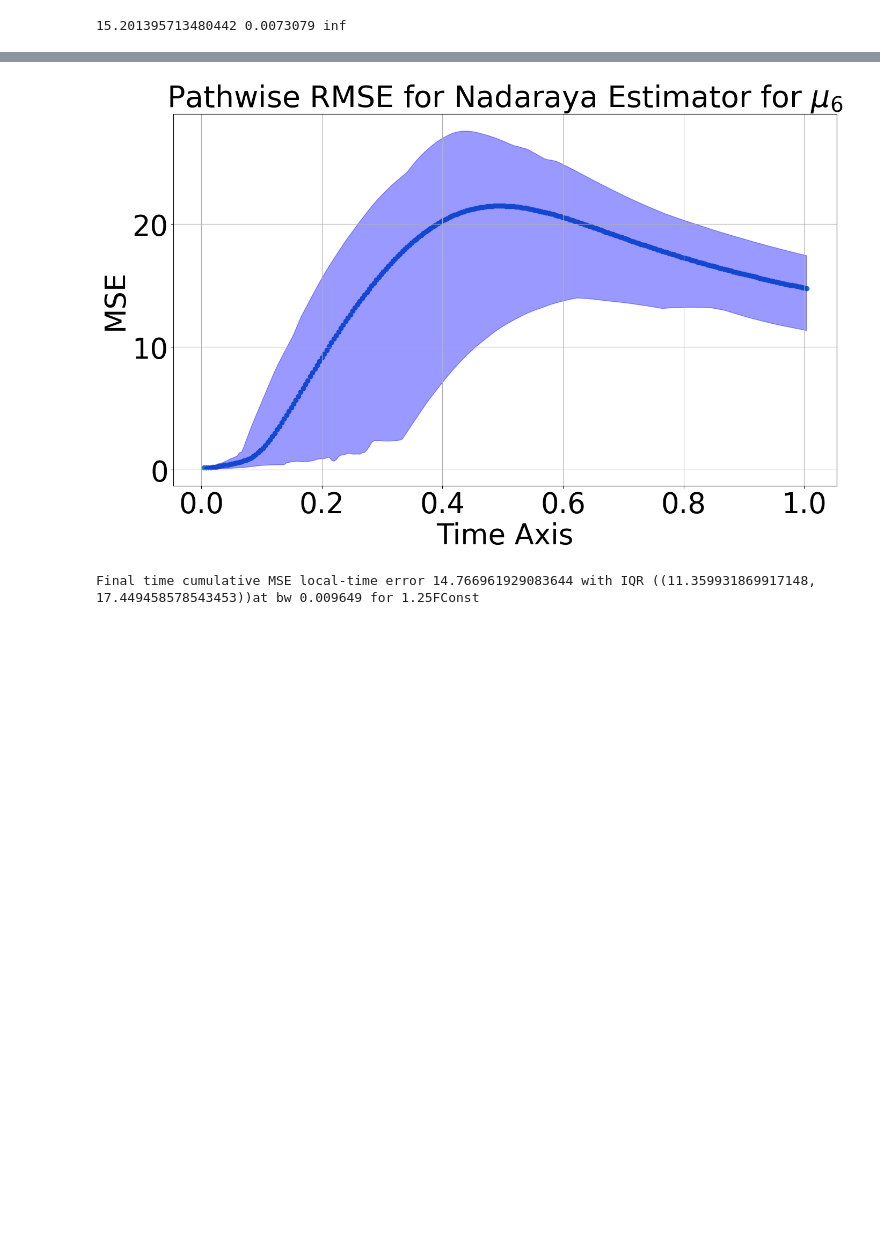
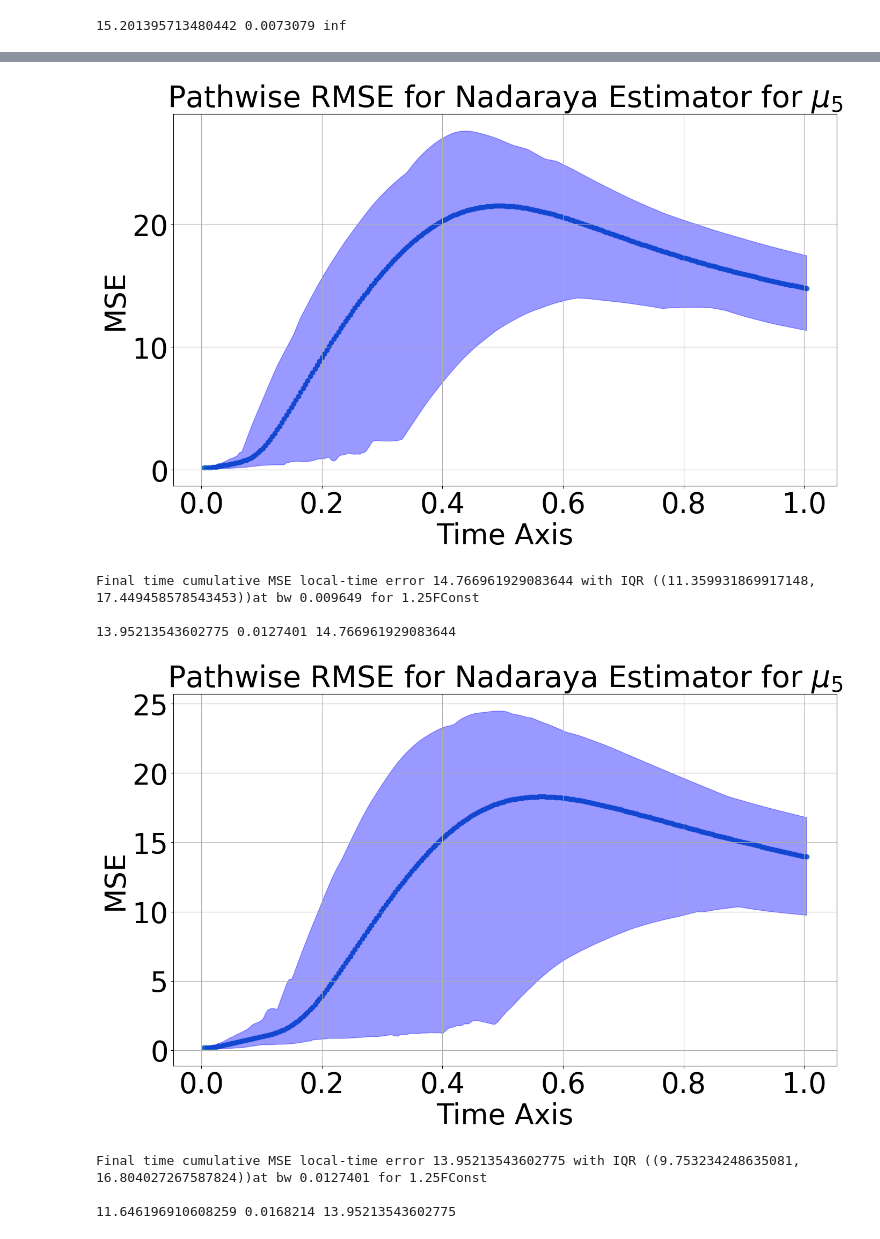
Before and after one commit to marcostapiac/FractionalBrownianMotion, a Jupyter notebook: experiments/generative_modelling/RecursiveVPSDE/ParamEst/Nadaraya/benchmark_IIDNadaraya_20DLorenz_Chaos_TrackingErrors_from_saved.ipynb, the cells around one changed output, grey strips where cells are left out. Drawn from its saved outputs; the diff is of its cells as text; code cells hidden in the pictures; blank space fills up the shorter version.

```diff
--- a/experiments/generative_modelling/RecursiveVPSDE/ParamEst/Nadaraya/benchmark_IIDNadaraya_20DLorenz_Chaos_TrackingErrors_from_saved.ipynb
+++ b/experiments/generative_modelling/RecursiveVPSDE/ParamEst/Nadaraya/benchmark_IIDNadaraya_20DLorenz_Chaos_TrackingErrors_from_saved.ipynb
@@ -55,31 +58,37 @@ for file in zip(*[true_files, local_files, bws]):
         total_local_errors = np.sqrt(np.mean(all_global_errors, axis=(0)))/np.sqrt(time_steps)
         all_paths_err = np.sqrt(all_global_errors)/np.sqrt(time_steps)
         total_local_errors[total_local_errors==np.inf] = 0.
         all_paths_err[all_paths_err==np.inf] = 0.
         total_local_errors_minq, total_local_errors_maxq  = np.quantile(all_paths_err, q=[0.005, 0.995], axis=0) # (T,)
         print(total_local_errors[-1], bw, curr_rmse)
         i += 1
         if total_local_errors[-1]  < curr_rmse:
             curr_rmse = total_local_errors[-1]
             fig, ax = plt.subplots(figsize=(14,9))
             plt.grid(True)
             ax.scatter(time_steps, total_local_errors)
             plt.fill_between(time_steps,y1=total_local_errors_minq, y2=total_local_errors_maxq, color="blue", alpha=0.4)
-            ax.set_title(rf"Pathwise RMSE for Nadaraya Estimator for $\mu_6$",fontsize=40)
+            ax.set_title(rf"Pathwise RMSE for Nadaraya Estimator for $\mu_5$",fontsize=40)
             ax.set_ylabel("MSE", fontsize=38)
             ax.set_xlabel("Time Axis", fontsize=38)
             ax.tick_params(labelsize=38)
             plt.tight_layout()
             if toSave:
                 plt.savefig((root_dir + f"DiffusionModelPresentationImages/IIDNadaraya/20DLnzChaos/IIDNadaraya_{config.ndims}DLnz_DriftTrack_{round(bw, 6)}bw_{config.forcing_const}FConst_{config.forcing_const}FConst_{round(total_local_errors_minq[-1], 8)}_MinIQR_{round(total_local_errors[-1], 8)}MeanIQR_{round(total_local_errors_maxq[-1], 8)}_MaxIQR").replace(".", "")+".png")
             plt.show()
             plt.close()
             print(f"Final time cumulative MSE local-time error {total_local_errors[-1]} with IQR ({total_local_errors_minq[-1], total_local_errors_maxq[-1]})at bw {bw} for {config.forcing_const}FConst\n")
 # %% [output]
 15.201395713480442 0.0073079 inf
 [figure]
 Final time cumulative MSE local-time error 15.201395713480442 with IQR ((11.862250110606377, 17.719826912865166))at bw 0.0073079 for 1.25FConst
 
 14.766961929083644 0.009649 15.201395713480442
 [figure]
 Final time cumulative MSE local-time error 14.766961929083644 with IQR ((11.359931869917148, 17.449458578543453))at bw 0.009649 for 1.25FConst
+
+13.95213543602775 0.0127401 14.766961929083644
+[figure, added]
+Final time cumulative MSE local-time error 13.95213543602775 with IQR ((9.753234248635081, 16.804027267587824))at bw 0.0127401 for 1.25FConst
+
+11.646196910608259 0.0168214 13.95213543602775
```
Also changed, not shown: parts of 3 cells of this notebook, 5 other files.
